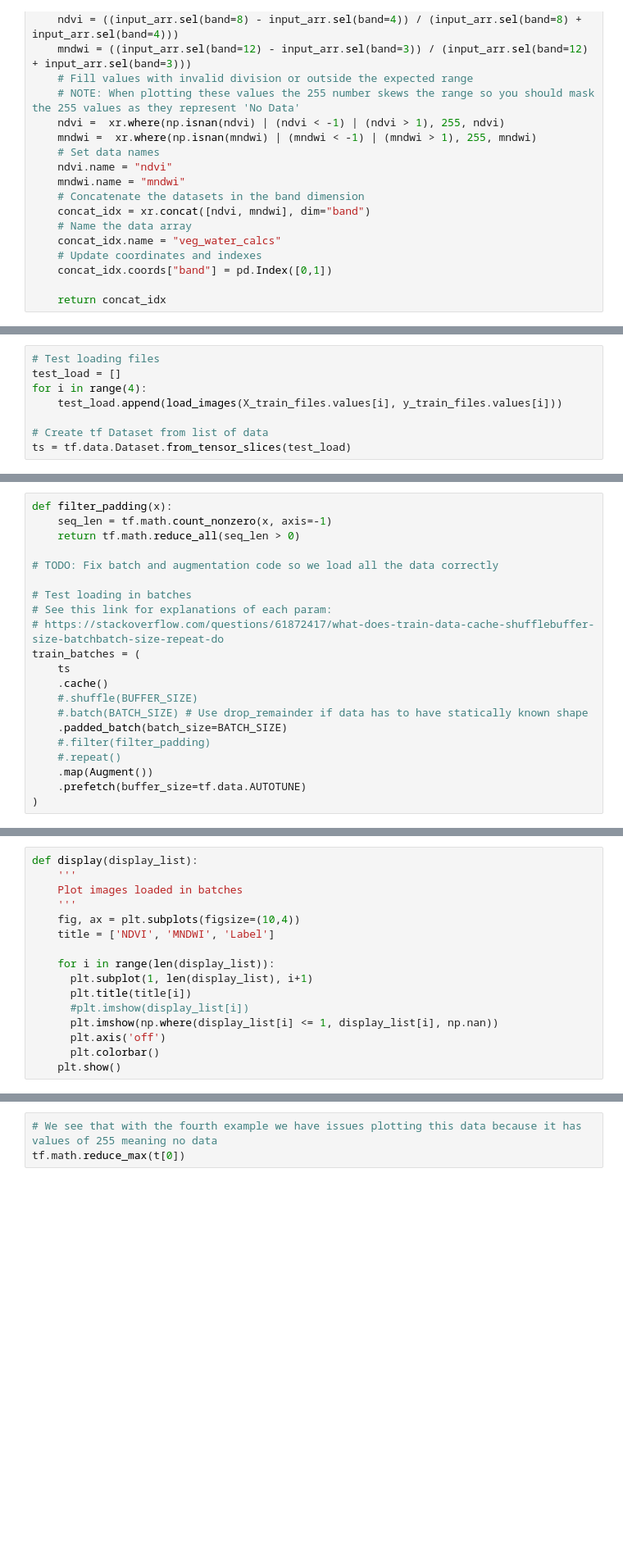
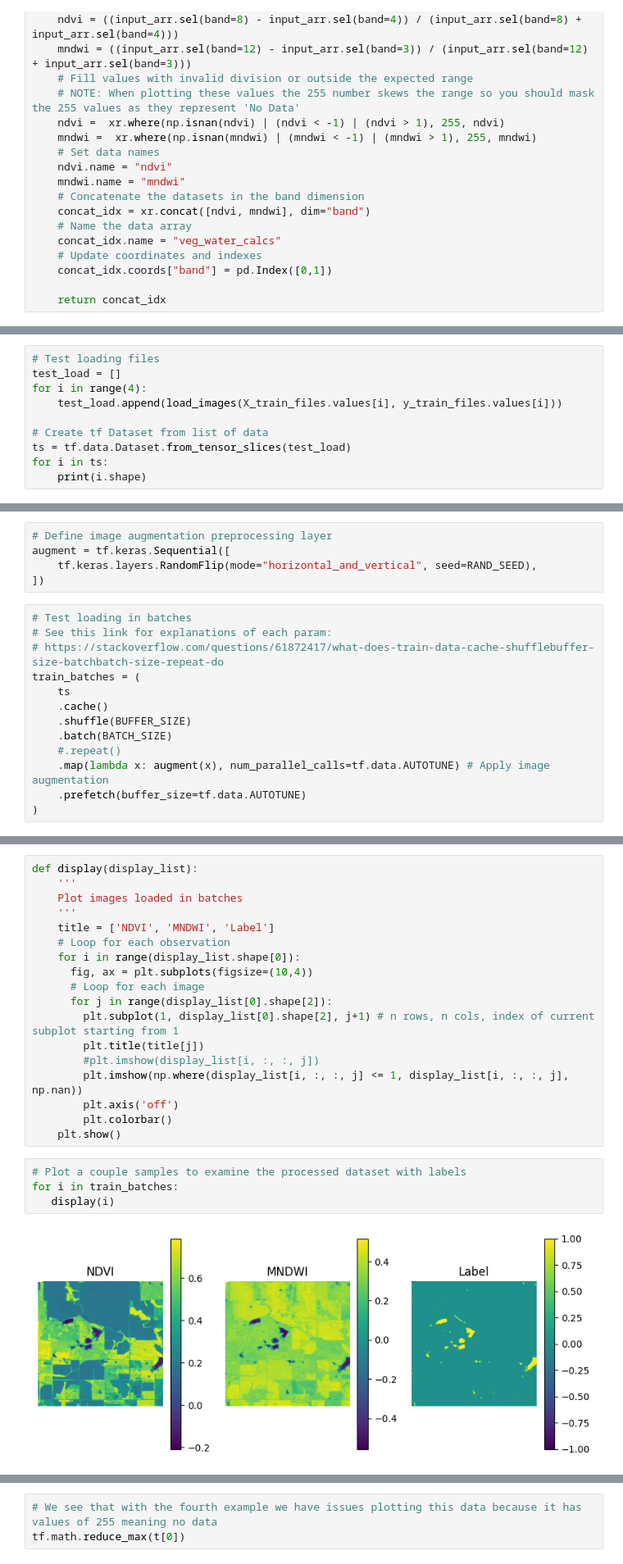
Before and after one commit to sashkaw/flood-data-api, a Jupyter notebook: ml/train.ipynb, the cells around one changed output, grey strips where cells are left out. Shown at 82% size. Cells and saved outputs as stored; diff of their text form; blank space fills up the shorter version.

Commit message:
Fix preprocessing pipeline error

```diff
--- a/ml/train.ipynb
+++ b/ml/train.ipynb
@@ -240,3 +243,5 @@ for i in range(4):
 
 # Create tf Dataset from list of data
 ts = tf.data.Dataset.from_tensor_slices(test_load)
+for i in ts:
+    print(i.shape)
@@ -268,21 +255,18 @@ class Augment(tf.keras.layers.Layer):
+# %%
+# Define image augmentation preprocessing layer
+augment = tf.keras.Sequential([
+	tf.keras.layers.RandomFlip(mode="horizontal_and_vertical", seed=RAND_SEED),
+])
 # %%
-def filter_padding(x):
-    seq_len = tf.math.count_nonzero(x, axis=-1)
-    return tf.math.reduce_all(seq_len > 0)
-
-# TODO: Fix batch and augmentation code so we load all the data correctly
-
 # Test loading in batches
 # See this link for explanations of each param:
 # https://stackoverflow.com/questions/61872417/what-does-train-data-cache-shufflebuffer-size-batchbatch-size-repeat-do
 train_batches = (
     ts
     .cache()
-    #.shuffle(BUFFER_SIZE)
-    #.batch(BATCH_SIZE) # Use drop_remainder if data has to have statically known shape
-    .padded_batch(batch_size=BATCH_SIZE)
-    #.filter(filter_padding)
+    .shuffle(BUFFER_SIZE)
+    .batch(BATCH_SIZE)
     #.repeat()
-    .map(Augment())
+    .map(lambda x: augment(x), num_parallel_calls=tf.data.AUTOTUNE) # Apply image augmentation
     .prefetch(buffer_size=tf.data.AUTOTUNE)
 )
@@ -296,14 +275,22 @@ def display(display_list):
     '''
     Plot images loaded in batches
     '''
-    fig, ax = plt.subplots(figsize=(10,4))
     title = ['NDVI', 'MNDWI', 'Label']
-
-    for i in range(len(display_list)):
-      plt.subplot(1, len(display_list), i+1)
-      plt.title(title[i])
-      #plt.imshow(display_list[i])
-      plt.imshow(np.where(display_list[i] <= 1, display_list[i], np.nan))
-      plt.axis('off')
-      plt.colorbar()
+    # Loop for each observation
+    for i in range(display_list.shape[0]):
+      fig, ax = plt.subplots(figsize=(10,4))
+      # Loop for each image
+      for j in range(display_list[0].shape[2]):
+        plt.subplot(1, display_list[0].shape[2], j+1) # n rows, n cols, index of current subplot starting from 1
+        plt.title(title[j])
+        #plt.imshow(display_list[i, :, :, j])
+        plt.imshow(np.where(display_list[i, :, :, j] <= 1, display_list[i, :, :, j], np.nan))
+        plt.axis('off')
+        plt.colorbar()
     plt.show()
+# %%
+# Plot a couple samples to examine the processed dataset with labels
+for i in train_batches:
+   display(i)
+# %% [output]
+[figure, added]
```
Also changed, not shown: parts of 7 cells of this notebook.
